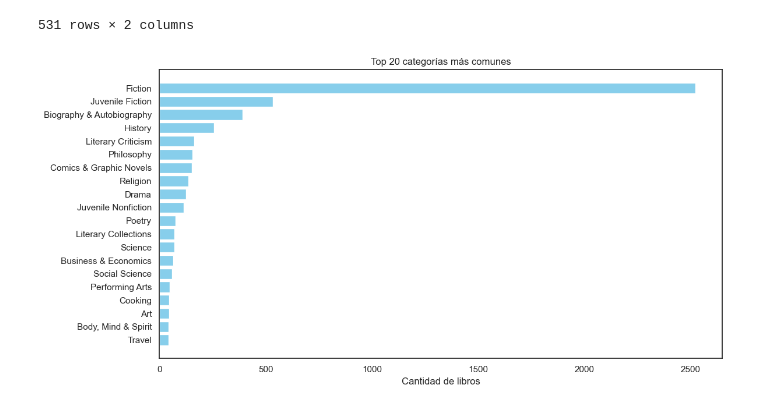
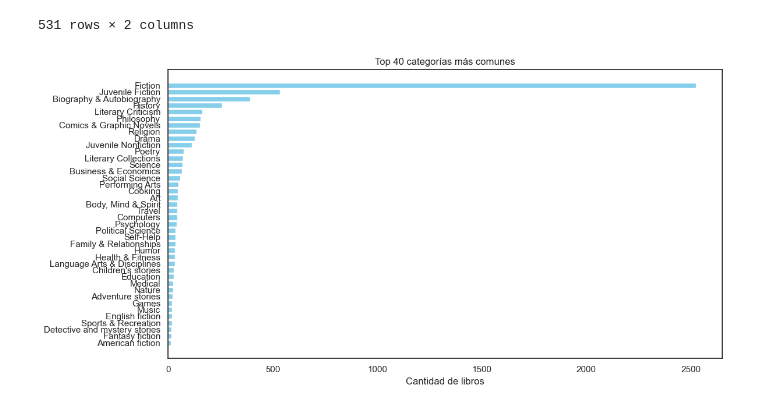
Before and after one commit to OFFICIAL-SBC/BOOKRECOMMENDER, a Jupyter notebook: data-exploration.ipynb, the cells around one changed output. Drawn from its saved outputs; the diff is of its cells as text; code cells hidden in the pictures.

```diff
--- a/data-exploration.ipynb
+++ b/data-exploration.ipynb
@@ -376,15 +376,15 @@ Distinct Categories
 | 530 | Indic fiction (English) | 1 |
 531 rows × 2 columns
 # %%
-top_n = 50  # Puedes ajustar este número
+top_n = 40  # Puedes ajustar este número
 df_top = categories_distribution.head(top_n)
 
 plt.figure(figsize=(12, 6))
 plt.barh(df_top['categories'], df_top['count'], color='skyblue')
 plt.title(f"Top {top_n} categorías más comunes")
 plt.xlabel("Cantidad de libros")
 plt.gca().invert_yaxis()  # Para que la categoría con más libros quede arriba
 plt.tight_layout()
 plt.show()
 # %% [output]
-[figure, old version]
+[figure, new version]
```
Also changed, not shown: parts of 22 cells of this notebook, 1 other file.
